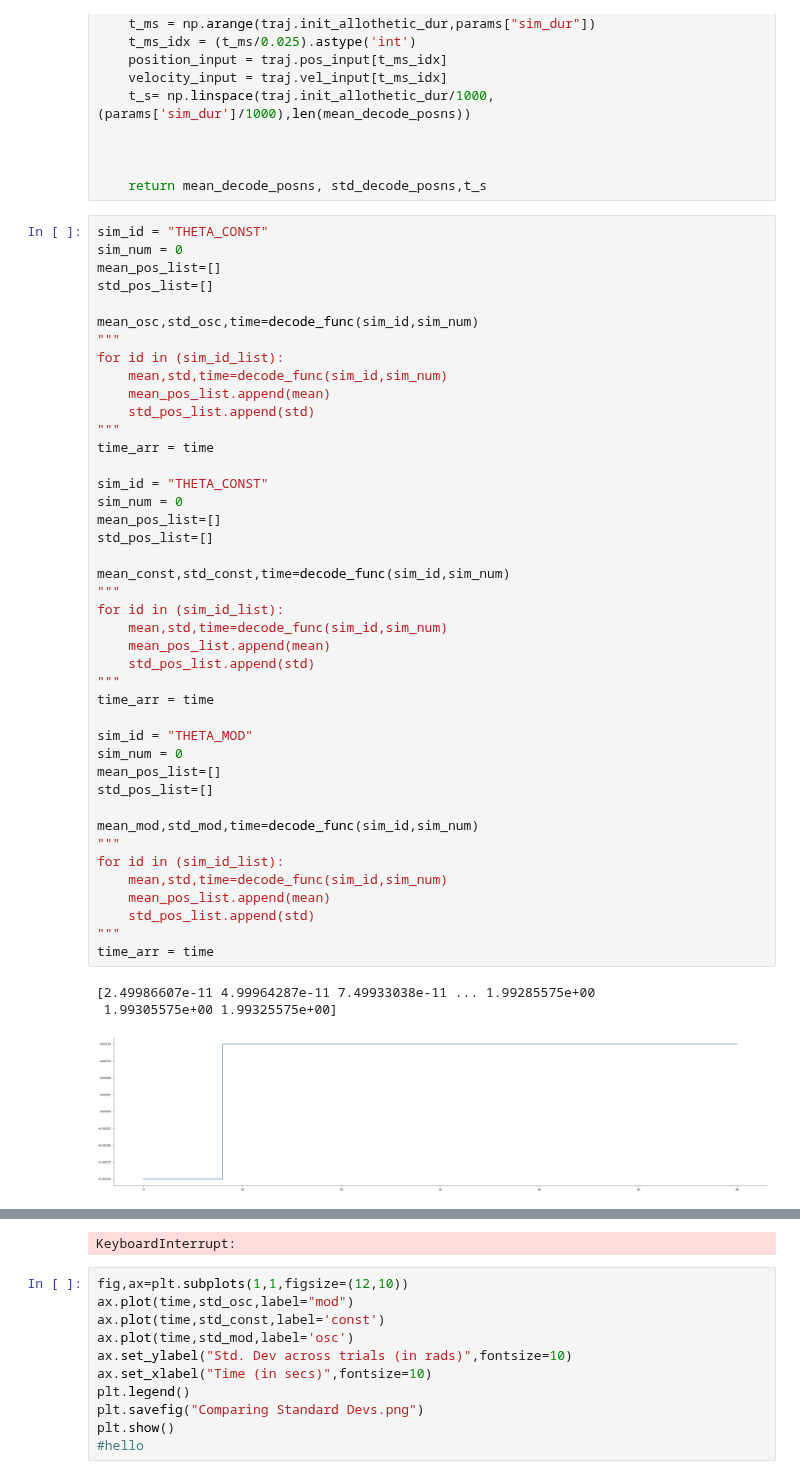
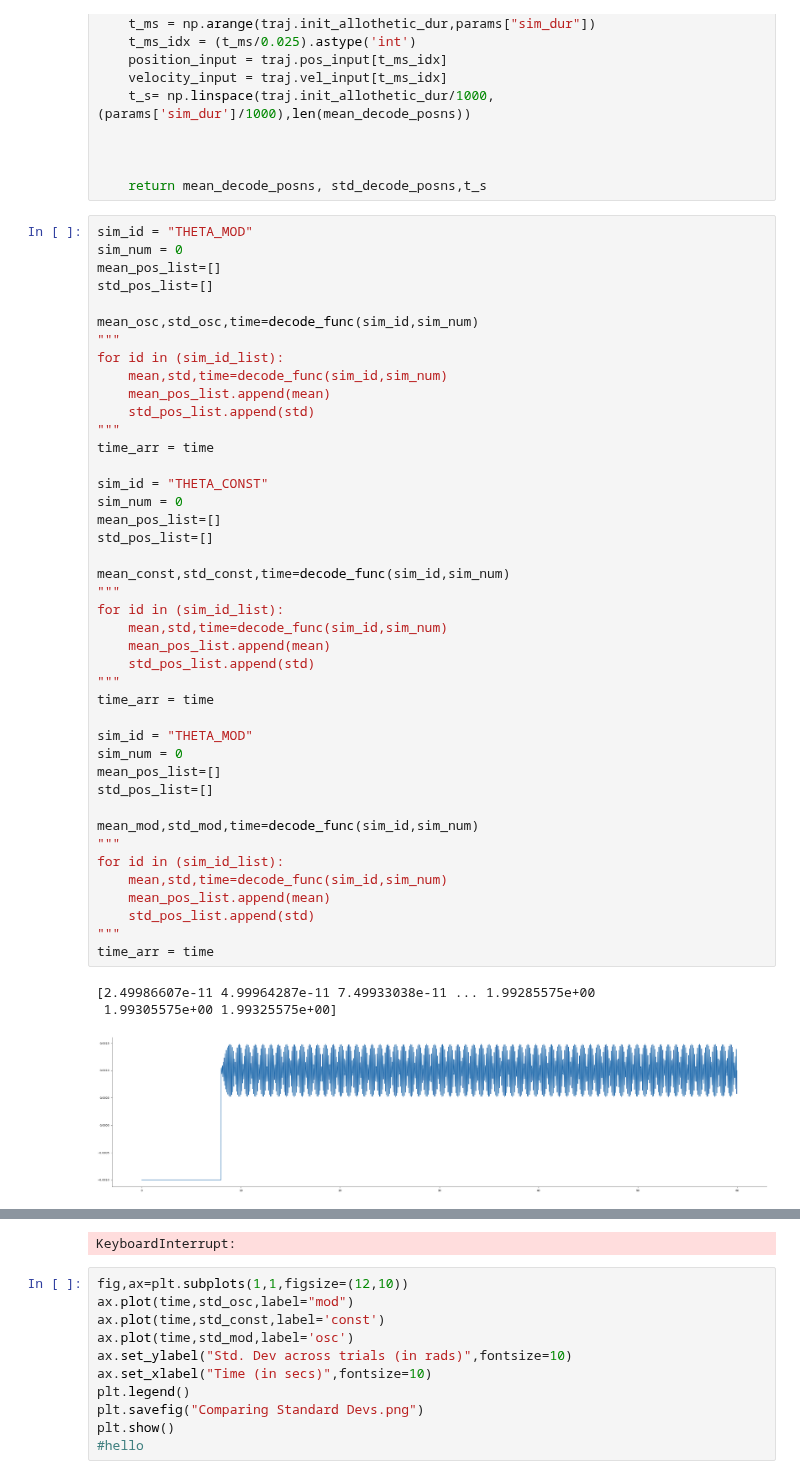
Before and after one commit to tiny-infinity/GridCellsCopy, a Jupyter notebook: analysis/notebooks/theta_analysis/gov_2.ipynb, the cells around one changed output, grey strips where cells are left out. Cells and saved outputs as stored; diff of their text form.

```diff
--- a/analysis/notebooks/theta_analysis/gov_2.ipynb
+++ b/analysis/notebooks/theta_analysis/gov_2.ipynb
@@ -131,7 +131,7 @@ def decode_func(sim_id, sim_num, n_trials=10, sim_dur = float(60000)):
 
     return mean_decode_posns, std_decode_posns,t_s
 # %%
-sim_id = "THETA_CONST"
+sim_id = "THETA_MOD"
 sim_num = 0
 mean_pos_list=[]
 std_pos_list=[]
@@ -148,34 +148,34 @@ time_arr = time
 sim_id = "THETA_CONST"
 sim_num = 0
 mean_pos_list=[]
 std_pos_list=[]
 
 mean_const,std_const,time=decode_func(sim_id,sim_num)
 """
 for id in (sim_id_list):
     mean,std,time=decode_func(sim_id,sim_num)
     mean_pos_list.append(mean)
     std_pos_list.append(std)
 """
 time_arr = time
 
 sim_id = "THETA_MOD"
 sim_num = 0
 mean_pos_list=[]
 std_pos_list=[]
 
 mean_mod,std_mod,time=decode_func(sim_id,sim_num)
 """
 for id in (sim_id_list):
     mean,std,time=decode_func(sim_id,sim_num)
     mean_pos_list.append(mean)
     std_pos_list.append(std)
 """
 time_arr = time
 # %% [output]
 [2.49986607e-11 4.99964287e-11 7.49933038e-11 ... 1.99285575e+00
  1.99305575e+00 1.99325575e+00]
-[figure, old version]
+[figure, new version]
 Top-level groups: ['0', '1', '2', '3', '4', '5', '6', '7', '8', '9']
 0 contains: ['stell_spks']
 1 contains: ['stell_spks']
```
Also changed, not shown: parts of 1 cell of this notebook, 2 other files.
